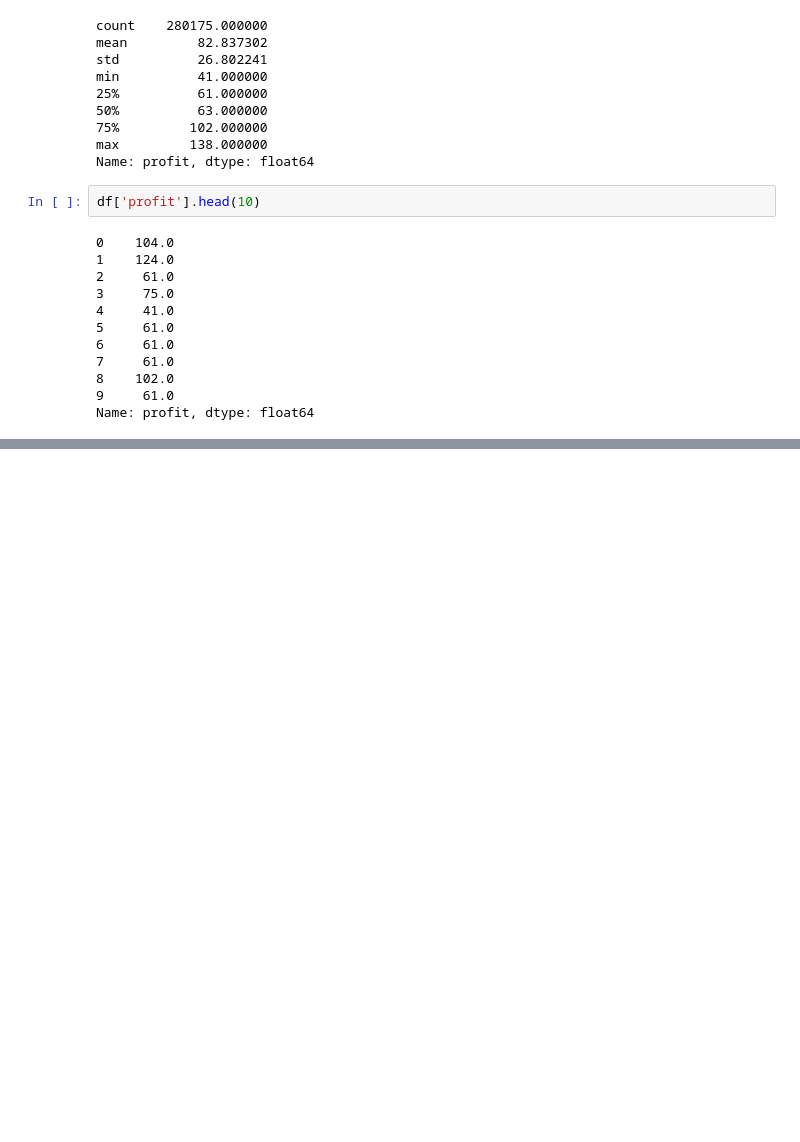
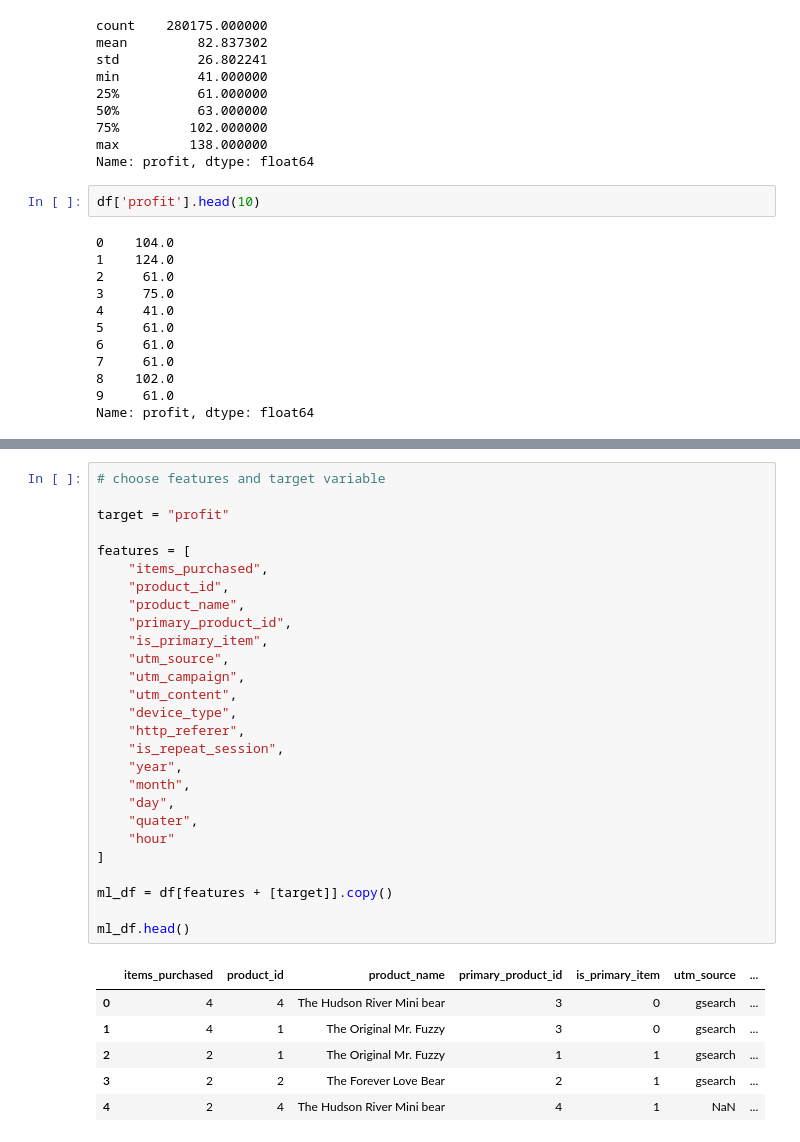
Before and after one commit to phantrongnguyen/toy-store-ecommerce-analytics-platform, a Jupyter notebook: ml/notebooks/01_profit_prediction/01_create_dataset.ipynb.ipynb, the cells around one changed output, grey strips where cells are left out. Cells and saved outputs as stored; diff of their text form; blank space fills up the shorter version.

```diff
--- a/ml/notebooks/01_profit_prediction/01_create_dataset.ipynb.ipynb
+++ b/ml/notebooks/01_profit_prediction/01_create_dataset.ipynb.ipynb
@@ -203,0 +192,34 @@ ml_df = df[features + [target]].copy()
+# %%
+# choose features and target variable
+
+target = "profit"
+
+features = [
+    "items_purchased",
+    "product_id",
+    "product_name",
+    "primary_product_id",
+    "is_primary_item",
+    "utm_source",
+    "utm_campaign",
+    "utm_content",
+    "device_type",
+    "http_referer",
+    "is_repeat_session",
+    "year",
+    "month",
+    "day",
+    "quater",
+    "hour"
+]
+
+ml_df = df[features + [target]].copy()
+
+ml_df.head()
+# %% [output]
+|  | items_purchased | product_id | product_name | primary_product_id | is_primary_item | utm_source | ... |
+| 0 | 4 | 4 | The Hudson River Mini bear | 3 | 0 | gsearch | ... |
+| 1 | 4 | 1 | The Original Mr. Fuzzy | 3 | 0 | gsearch | ... |
+| 2 | 2 | 1 | The Original Mr. Fuzzy | 1 | 1 | gsearch | ... |
+| 3 | 2 | 2 | The Forever Love Bear | 2 | 1 | gsearch | ... |
+| 4 | 2 | 4 | The Hudson River Mini bear | 4 | 1 | NaN | ... |
```
Also changed, not shown: parts of 4 cells of this notebook, 3 other files.
